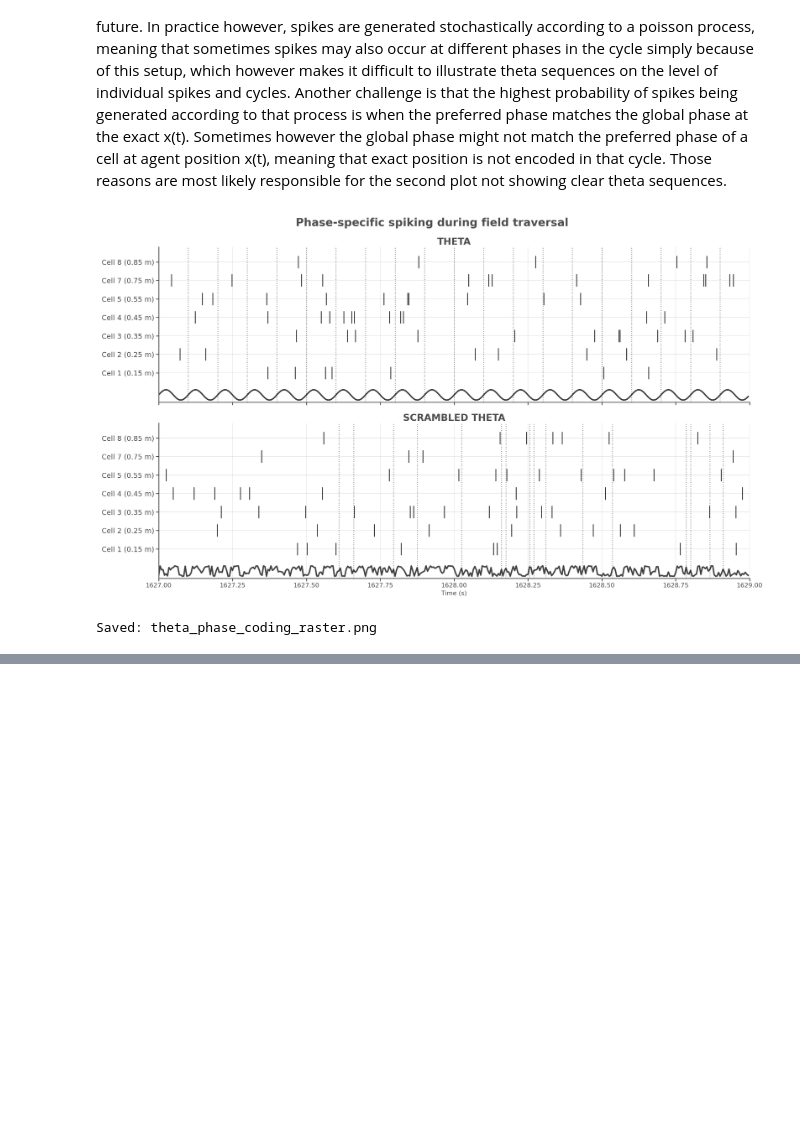
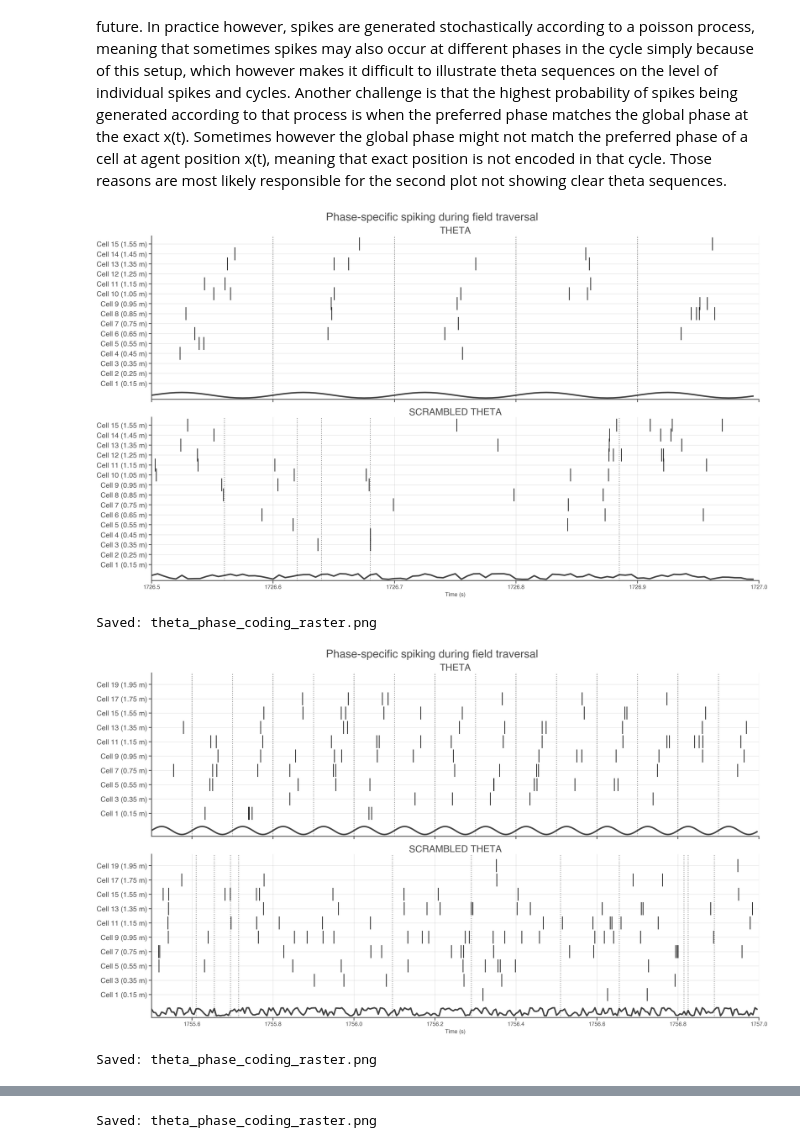
Before and after one commit to LiviaStein1/STDP_Theta, a Jupyter notebook: STDP-SR_scripts/PhasePrecession.ipynb, the cells around one changed output, grey strips where cells are left out. Cells and saved outputs as stored; diff of their text form; code cells hidden in the pictures; blank space fills up the shorter version.

```diff
--- a/STDP-SR_scripts/PhasePrecession.ipynb
+++ b/STDP-SR_scripts/PhasePrecession.ipynb
@@ -59,7 +62,7 @@ params = {
           'TDreg'               : 0.01,       #L2 regularisation
 
           #STDP params
-          'peakFiringRate'      : 5,          #peak firing rate of a cell (middle of place field,preferred theta phase)
+          'peakFiringRate'      : 10,          #peak firing rate of a cell (middle of place field,preferred theta phase)
           'tau_STDP_plus'       : 20e-3,      #pre trace decay time
           'tau_STDP_minus'      : 40e-3,      #post trace decay time
           'a_STDP'              : -0.4,       #pre-before-post potentiation factor (post-before-pre = 1)
@@ -72,11 +75,11 @@ params = {
           #Theta precession params
           'thetaFreq'           : 10,         #theta frequency
           'precessFraction'     : 0.5,        #fraction of 2pi the prefered phase moves through
-          'kappa'               : 0.5,          # von mises spread parameter
+          'kappa'               : 5,          # von mises spread parameter
 
           #Theta scrambling params (Livi addition)
-          'scramble_strength'    : 1.0,        # strength of theta phase scrambling
-          'hf_strength'          : 1.0,        # strength of high frequency jitter added to scrambled theta phase
+          'scramble_strength'    : 0.8,        # strength of theta phase scrambling
+          'hf_strength'          : 0.8,        # strength of high frequency jitter added to scrambled theta phase
 
 }
 
@@ -374,10 +762,12 @@ import matplotlib.pyplot as plt
 def plot_theta_sequence_like_reference(
     agent,
     selected_cells=None,          # e.g. [15,20,25,30,35,40,45]
-    t_start=5.0,
-    t_end=6.2,
+    t_start=6.0,
+    t_end=7.2,
     save_path="theta_phase_coding_raster.png"
 ):
+    plt.style.use('/Users/liviastein/STDP_Theta-1/ResultPipelines/plot_style.mplstyle')
+
     # ---------- robust getters ----------
     def _get_t_history(a):
         if hasattr(a, "t_history"):
@@ -402,27 +792,27 @@ def plot_theta_sequence_like_reference(
     def _get_ca1(a, cond_key):
         d = a.spikedata_by_condition
         if cond_key in d:
-            return d[cond_key]["CA3"]
+            return d[cond_key]["CA1"]
         if cond_key == "scrambled_theta" and "scrambled" in d:
-            return d["scrambled"]["CA3"]
+            return d["scrambled"]["CA1"]
         raise KeyError(f"Condition '{cond_key}' not found in spikedata_by_condition.")
 
-    def _get_spikes(ca3, cell_id):
-        # expected format: CA3[cell_id]['times']
-        if isinstance(ca3, (list, tuple)):
-            return np.asarray(ca3[cell_id]["times"], dtype=float).reshape(-1)
+    def _get_spikes(ca1, cell_id):
+        # expected format: CA1[cell_id]['times']
+        if isinstance(ca1, (list, tuple)):
+            return np.asarray(ca1[cell_id]["times"], dtype=float).reshape(-1)
 
         # alternate format: {'times':..., 'ids':...}
-        if isinstance(ca3, dict) and ("times" in ca3) and ("ids" in ca3):
-            st = np.asarray(ca3["times"], dtype=float).reshape(-1)
-            sid = np.asarray(ca3["ids"], dtype=int).reshape(-1)
+        if isinstance(ca1, dict) and ("times" in ca1) and ("ids" in ca1):
+            st = np.asarray(ca1["times"], dtype=float).reshape(-1)
+            sid = np.asarray(ca1["ids"], dtype=int).reshape(-1)
             return st[sid == cell_id]
 
         # dict keyed by cell_id
-        if isinstance(ca3, dict) and (cell_id in ca3):
-            return np.asarray(ca3[cell_id]["times"], dtype=float).reshape(-1)
+        if isinstance(ca1, dict) and (cell_id in ca1):
+            return np.asarray(ca1[cell_id]["times"], dtype=float).reshape(-1)
 
-        raise TypeError("Unsupported CA3 spike format.")
+        raise TypeError("Unsupported CA1 spike format.")
 
     # ---------- arrays ----------
     t_hist = _get_t_history(agent)
@@ -446,11 +836,11 @@ def plot_theta_sequence_like_reference(
         tt, ph = t_hist[:n], ph[:n]
         m = (tt >= t_start) & (tt <= t_end)
 
-        ca3 = _get_ca1(agent, cond_key)
+        ca1 = _get_ca1(agent, cond_key)
 
         # spikes as vertical ticks
         for r, cid in enumerate(selected_cells):
-            st = _get_spikes(ca3, int(cid))
+            st = _get_spikes(ca1, int(cid))
             st = st[(st >= t_start) & (st <= t_end)]
             if st.size == 0:
                 continue
@@ -466,37 +856,54 @@ def plot_theta_sequence_like_reference(
 
         # cycle boundaries
         wraps = np.where((ph[:-1] > 5.0) & (ph[1:] < 1.0))[0] + 1
         t_wrap = tt[wraps]
         t_wrap = t_wrap[(t_wrap >= t_start) & (t_wrap <= t_end)]
         for xc in t_wrap:
             ax.axvline(xc, color="black", ls=":", lw=1.0, alpha=0.45)
 
         ax.set_title(title_txt, fontsize=12, fontweight="bold")
         ax.set_facecolor("white")
         ax.grid(True, color="black", alpha=0.10, linewidth=0.6)
         ax.set_yticks(y_pos)
         ax.set_yticklabels(y_labels, fontsize=9)
         ax.set_ylim(-1.6, len(selected_cells) - 0.2)
         ax.spines["top"].set_visible(False)
         ax.spines["right"].set_visible(False)
 
     axes[-1].set_xlim(t_start, t_end)
     axes[-1].set_xlabel("Time (s)")
     fig.suptitle("Phase-specific spiking during field traversal", fontsize=14, fontweight="bold", y=0.98)
     fig.tight_layout()
-    fig.savefig(save_path, dpi=300, bbox_inches="tight", facecolor="white")
+    #fig.savefig(save_path, dpi=300, bbox_inches="tight", facecolor="white")
     plt.show()
     print(f"Saved: {save_path}")
 
 # run
 plot_theta_sequence_like_reference(
     agent_p,
-    selected_cells=[1, 2, 3, 4, 5, 7, 8],
-    t_start=1627.0,
-    t_end=1629.0,
+    selected_cells=[1, 2, 3, 4, 5, 6, 7, 8, 9, 10,11, 12, 13, 14, 15],
+    t_start=1726.5,
+    t_end=1727.0,
     save_path="theta_phase_coding_raster.png"
 )
-# ...existing code...
+
+plot_theta_sequence_like_reference(
+    agent_p,
+    selected_cells=[1, 3, 5, 7, 9, 11, 13, 15,17,19],
+    t_start=1755.5,
+    t_end=1757.0,
+    save_path="theta_phase_coding_raster.png"
+)
+
+plot_theta_sequence_like_reference(
+    agent_p,
+    selected_cells=[10, 15, 20, 25, 30, 40],
+    t_start=1726.5,
+    t_end=1727.0,
+    save_path="theta_phase_coding_raster.png"
+)
 # %% [output]
-[figure, old version]
+[figure, new version]
 Saved: theta_phase_coding_raster.png
+[figure, added]
+Saved: theta_phase_coding_raster.png
@@ -502,0 +911 @@ Saved: theta_phase_coding_raster.png
+Saved: theta_phase_coding_raster.png
```
Also changed, not shown: parts of 17 cells of this notebook.
